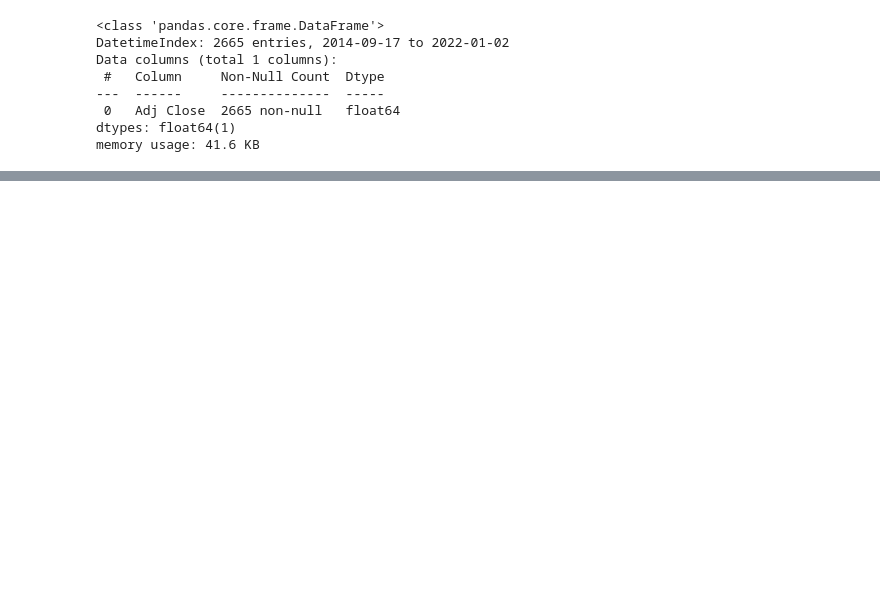
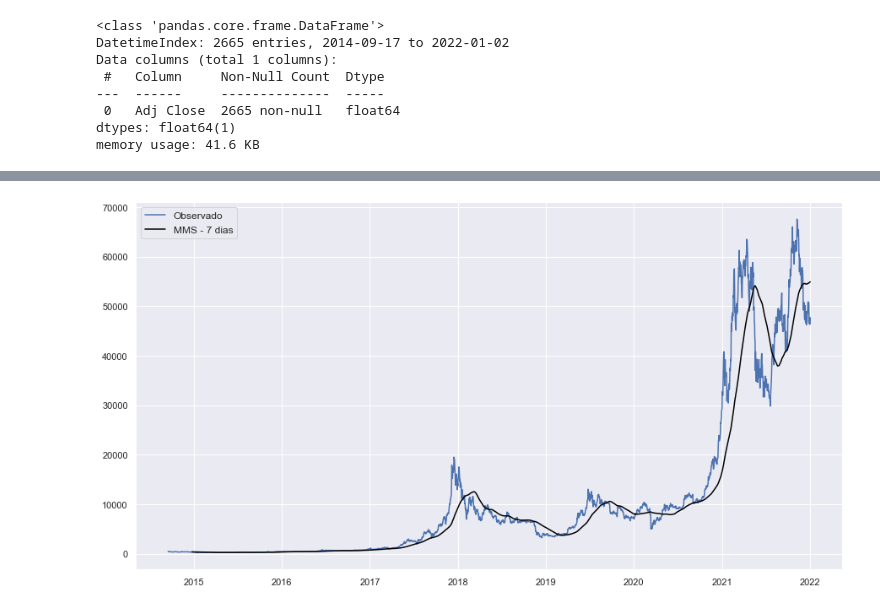
Before and after one commit to RodolfoGDS/Analise_tecnica_python, a Jupyter notebook: Analisando o Bitcoin.ipynb, the cells around one changed output, grey strips where cells are left out. Cells and saved outputs as stored; diff of their text form; code cells hidden in the pictures; blank space fills up the shorter version.

```diff
--- a/Analisando o Bitcoin.ipynb
+++ b/Analisando o Bitcoin.ipynb
@@ -249,0 +250,21 @@ ax=ax
+# %%
+# Calculando as médias móveis de 7, 21, 100 dias para o BTC
+
+media_movel_btc7d = btc['Adj Close'].rolling(7).mean()
+
+media_movel_btc21d = btc['Adj Close'].rolling(21).mean()
+
+media_movel_btc100d = btc['Adj Close'].rolling(100).mean()
+
+#Plotando o gráfico de média moveis sobre o observado
+
+fig, ax = plt.subplots(figsize=(15,8))
+plt.plot(btc['Adj Close'])
+#plt.plot(media_movel_btc7d, color='orange')
+#plt.plot(media_movel_btc21d, color ='red')
+plt.plot(media_movel_btc100d, color='black')
+
+ax.legend(labels=['Observado','MMS - 7 dias', 'MMS - 21 dias', 'MMS - 100 dias'], loc = 2, fontsize = 12)
+ax=ax
+# %% [output]
+[figure, added]
```
Also changed, not shown: parts of 8 cells of this notebook.
